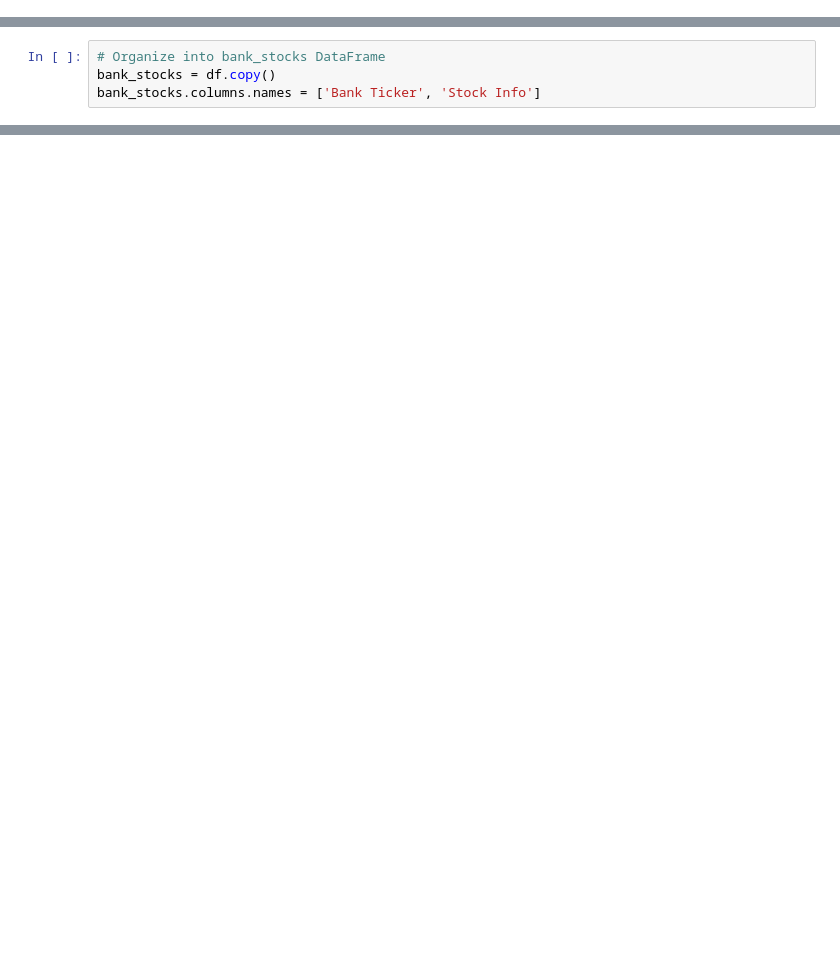
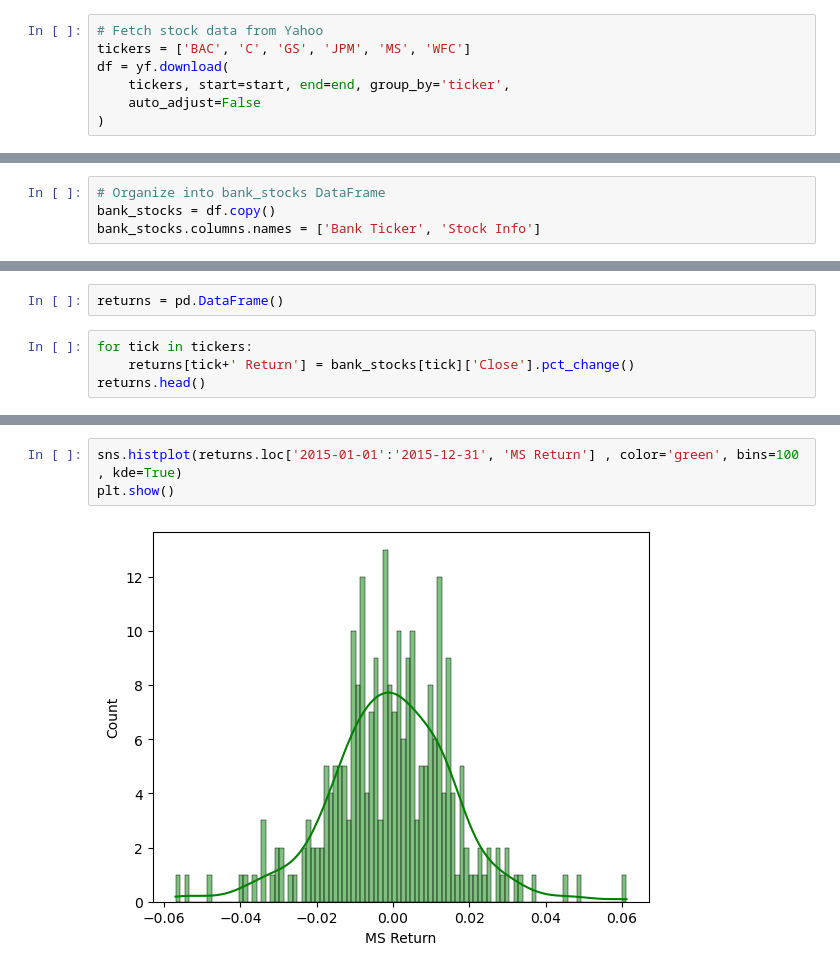
Before and after one commit to Ayushjain1610/Finance-Project, a Jupyter notebook: Finance Project.ipynb, the cells around one changed output, grey strips where cells are left out. Drawn from its saved outputs; the diff is of its cells as text; blank space fills up the shorter version.

```diff
--- a/Finance Project.ipynb
+++ b/Finance Project.ipynb
@@ -16,0 +22,7 @@ NameError: name 'yf' is not defined
+# %%
+# Fetch stock data from Yahoo
+tickers = ['BAC', 'C', 'GS', 'JPM', 'MS', 'WFC']
+df = yf.download(
+    tickers, start=start, end=end, group_by='ticker',
+    auto_adjust=False
+)
@@ -22,0 +58,6 @@ bank_stocks.head()
+# %%
+returns = pd.DataFrame()
+# %%
+for tick in tickers:
+    returns[tick+' Return'] = bank_stocks[tick]['Close'].pct_change()
+returns.head()
@@ -22,0 +126,5 @@ bank_stocks.head()
+# %%
+sns.histplot(returns.loc['2015-01-01':'2015-12-31', 'MS Return'] , color='green', bins=100 , kde=True)
+plt.show()
+# %% [output]
+[figure, added]
```
Also changed, not shown: parts of 12 cells of this notebook.
